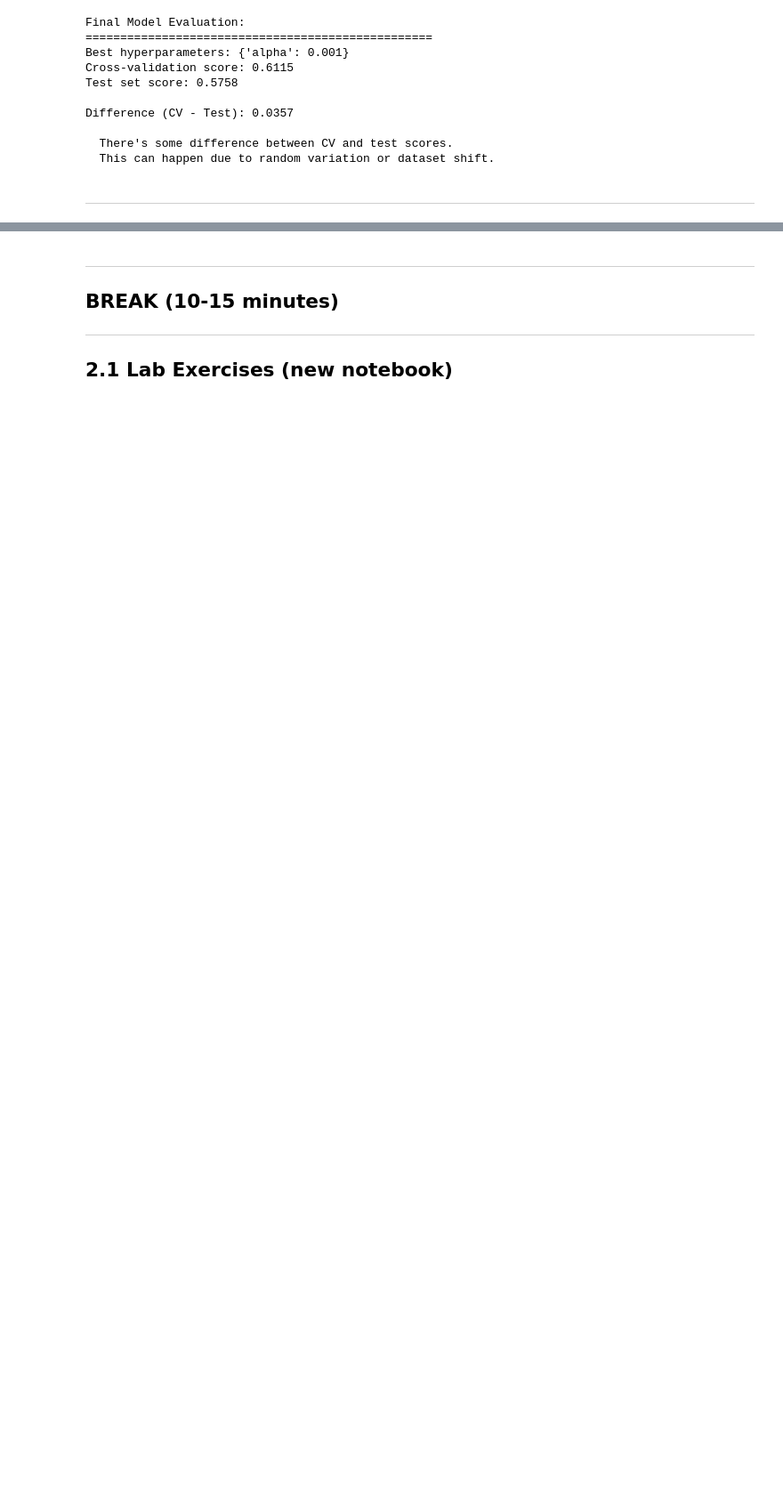
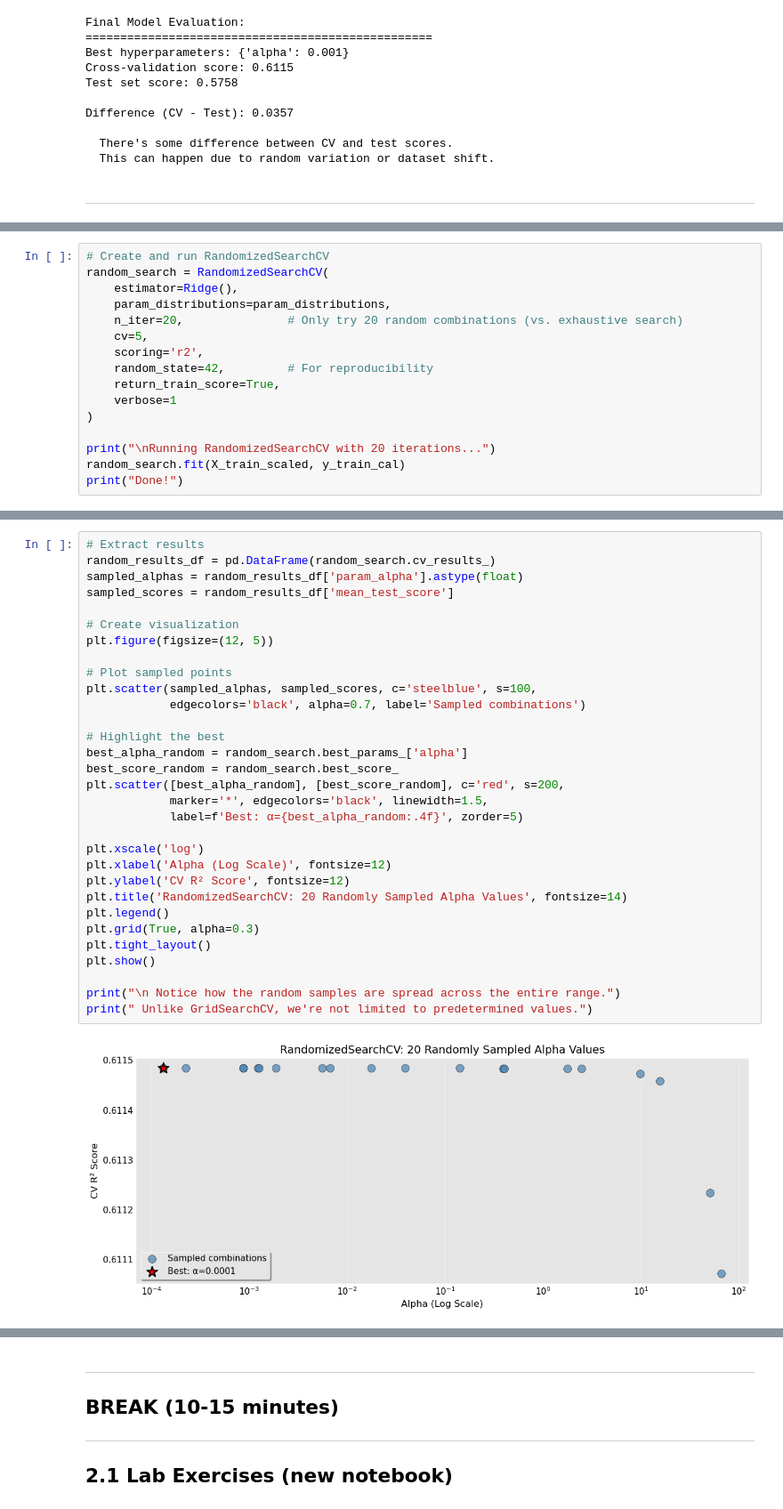
Before and after one commit to pmarshwx/obucis3813, a Jupyter notebook: week05/week05-lecture.ipynb, the cells around one changed output, grey strips where cells are left out. Shown at 89% size. Drawn from its saved outputs; the diff is of its cells as text; blank space fills up the shorter version.

```diff
--- a/week05/week05-lecture.ipynb
+++ b/week05/week05-lecture.ipynb
@@ -789,0 +839,16 @@ Difference (CV - Test): 0.0357
+# %%
+# Create and run RandomizedSearchCV
+random_search = RandomizedSearchCV(
+    estimator=Ridge(),
+    param_distributions=param_distributions,
+    n_iter=20,               # Only try 20 random combinations (vs. exhaustive search)
+    cv=5,
+    scoring='r2',
+    random_state=42,         # For reproducibility
+    return_train_score=True,
+    verbose=1
+)
+
+print("\nRunning RandomizedSearchCV with 20 iterations...")
+random_search.fit(X_train_scaled, y_train_cal)
+print("Done!")
@@ -789,0 +887,33 @@ Difference (CV - Test): 0.0357
+# %%
+# Extract results
+random_results_df = pd.DataFrame(random_search.cv_results_)
+sampled_alphas = random_results_df['param_alpha'].astype(float)
+sampled_scores = random_results_df['mean_test_score']
+
+# Create visualization
+plt.figure(figsize=(12, 5))
+
+# Plot sampled points
+plt.scatter(sampled_alphas, sampled_scores, c='steelblue', s=100,
+            edgecolors='black', alpha=0.7, label='Sampled combinations')
+
+# Highlight the best
+best_alpha_random = random_search.best_params_['alpha']
+best_score_random = random_search.best_score_
+plt.scatter([best_alpha_random], [best_score_random], c='red', s=200,
+            marker='*', edgecolors='black', linewidth=1.5,
+            label=f'Best: α={best_alpha_random:.4f}', zorder=5)
+
+plt.xscale('log')
+plt.xlabel('Alpha (Log Scale)', fontsize=12)
+plt.ylabel('CV R² Score', fontsize=12)
+plt.title('RandomizedSearchCV: 20 Randomly Sampled Alpha Values', fontsize=14)
+plt.legend()
+plt.grid(True, alpha=0.3)
+plt.tight_layout()
+plt.show()
+
+print("\n Notice how the random samples are spread across the entire range.")
+print(" Unlike GridSearchCV, we're not limited to predetermined values.")
+# %% [output]
+[figure, added]
```
Also changed, not shown: parts of 17 cells of this notebook.
